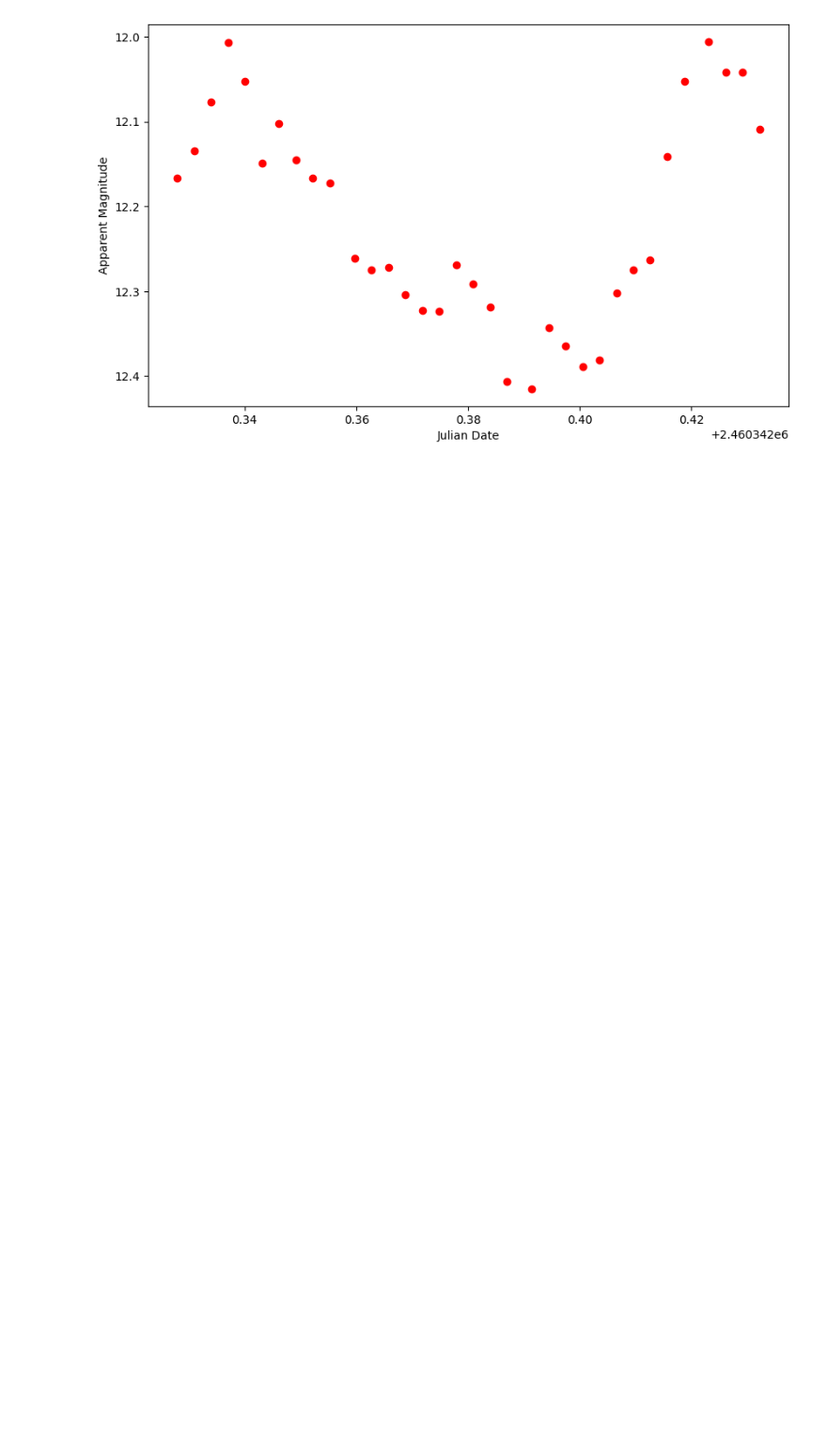
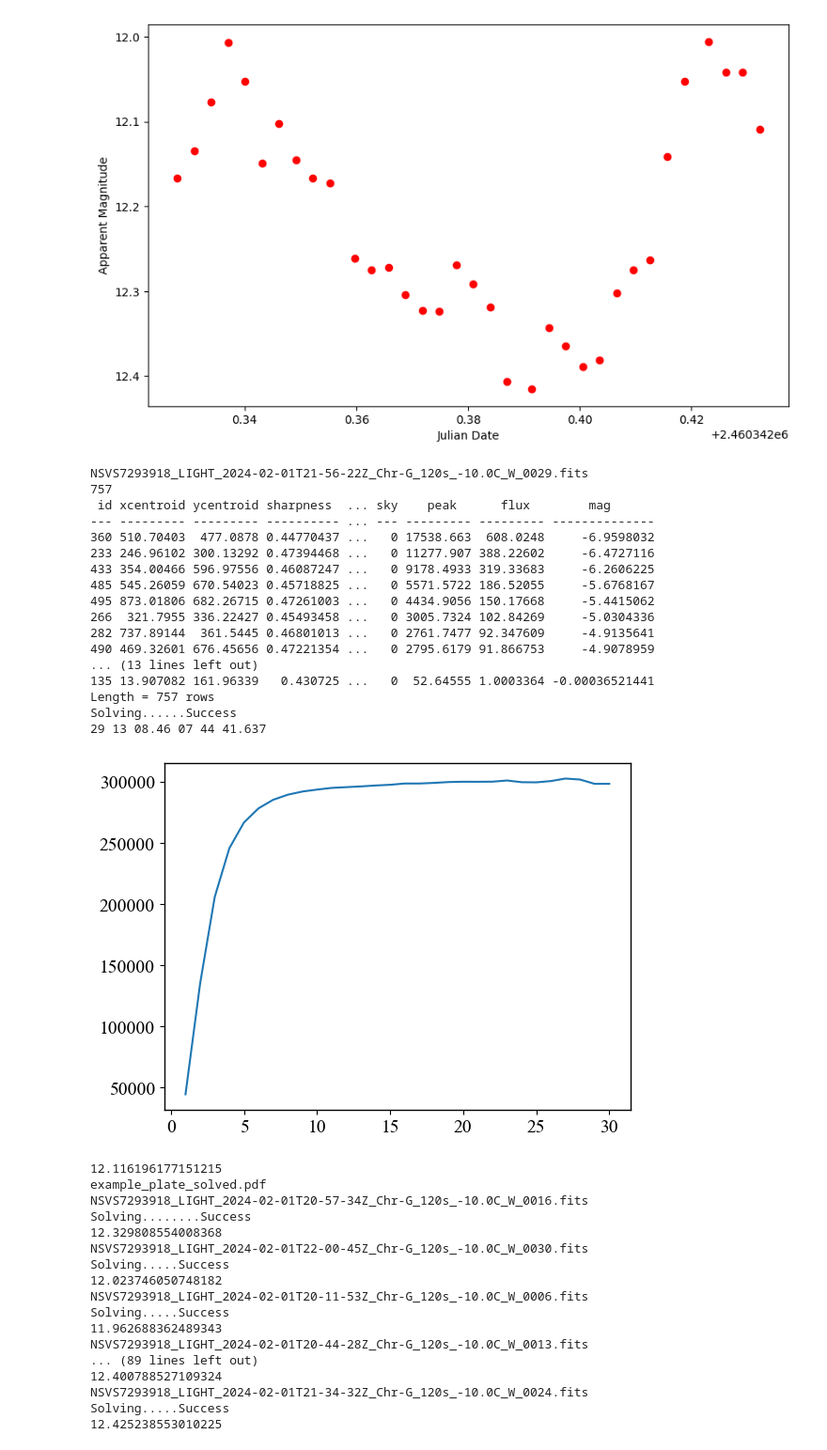
Before and after one commit to lewismcnish/Astronomy, a Jupyter notebook: Year_3/light_curve_fitting.ipynb, the cells around one changed output. Shown at 94% size. Drawn from its saved outputs; the diff is of its cells as text; code cells hidden in the pictures; blank space fills up the shorter version.

```diff
--- a/Year_3/light_curve_fitting.ipynb
+++ b/Year_3/light_curve_fitting.ipynb
@@ -100,3 +129,41 @@ plt.show()
 [figure]
 [figure]
 [figure]
+# %%
+jd ,mag = light_curve('NSVS7293918', 'Chr G','120s',9,True)
+# %% [output]
+NSVS7293918_LIGHT_2024-02-01T21-56-22Z_Chr-G_120s_-10.0C_W_0029.fits
+757
+ id xcentroid ycentroid sharpness  ... sky    peak      flux        mag
+--- --------- --------- ---------- ... --- --------- --------- --------------
+360 510.70403  477.0878 0.44770437 ...   0 17538.663  608.0248     -6.9598032
+233 246.96102 300.13292 0.47394468 ...   0 11277.907 388.22602     -6.4727116
+433 354.00466 596.97556 0.46087247 ...   0 9178.4933 319.33683     -6.2606225
+485 545.26059 670.54023 0.45718825 ...   0 5571.5722 186.52055     -5.6768167
+495 873.01806 682.26715 0.47261003 ...   0 4434.9056 150.17668     -5.4415062
+266  321.7955 336.22427 0.45493458 ...   0 3005.7324 102.84269     -5.0304336
+282 737.89144  361.5445 0.46801013 ...   0 2761.7477 92.347609     -4.9135641
+490 469.32601 676.45656 0.47221354 ...   0 2795.6179 91.866753     -4.9078959
+... (13 lines left out)
+135 13.907082 161.96339   0.430725 ...   0  52.64555 1.0003364 -0.00036521441
+Length = 757 rows
+Solving......Success
+29 13 08.46 07 44 41.637
+[figure, added]
+12.116196177151215
+example_plate_solved.pdf
+NSVS7293918_LIGHT_2024-02-01T20-57-34Z_Chr-G_120s_-10.0C_W_0016.fits
+Solving........Success
+12.329808554008368
+NSVS7293918_LIGHT_2024-02-01T22-00-45Z_Chr-G_120s_-10.0C_W_0030.fits
+Solving.....Success
+12.023746050748182
+NSVS7293918_LIGHT_2024-02-01T20-11-53Z_Chr-G_120s_-10.0C_W_0006.fits
+Solving.....Success
+11.962688362489343
+NSVS7293918_LIGHT_2024-02-01T20-44-28Z_Chr-G_120s_-10.0C_W_0013.fits
+... (89 lines left out)
+12.400788527109324
+NSVS7293918_LIGHT_2024-02-01T21-34-32Z_Chr-G_120s_-10.0C_W_0024.fits
+Solving.....Success
+12.425238553010225
```
Also changed, not shown: parts of 2 cells of this notebook, 8 other files.
